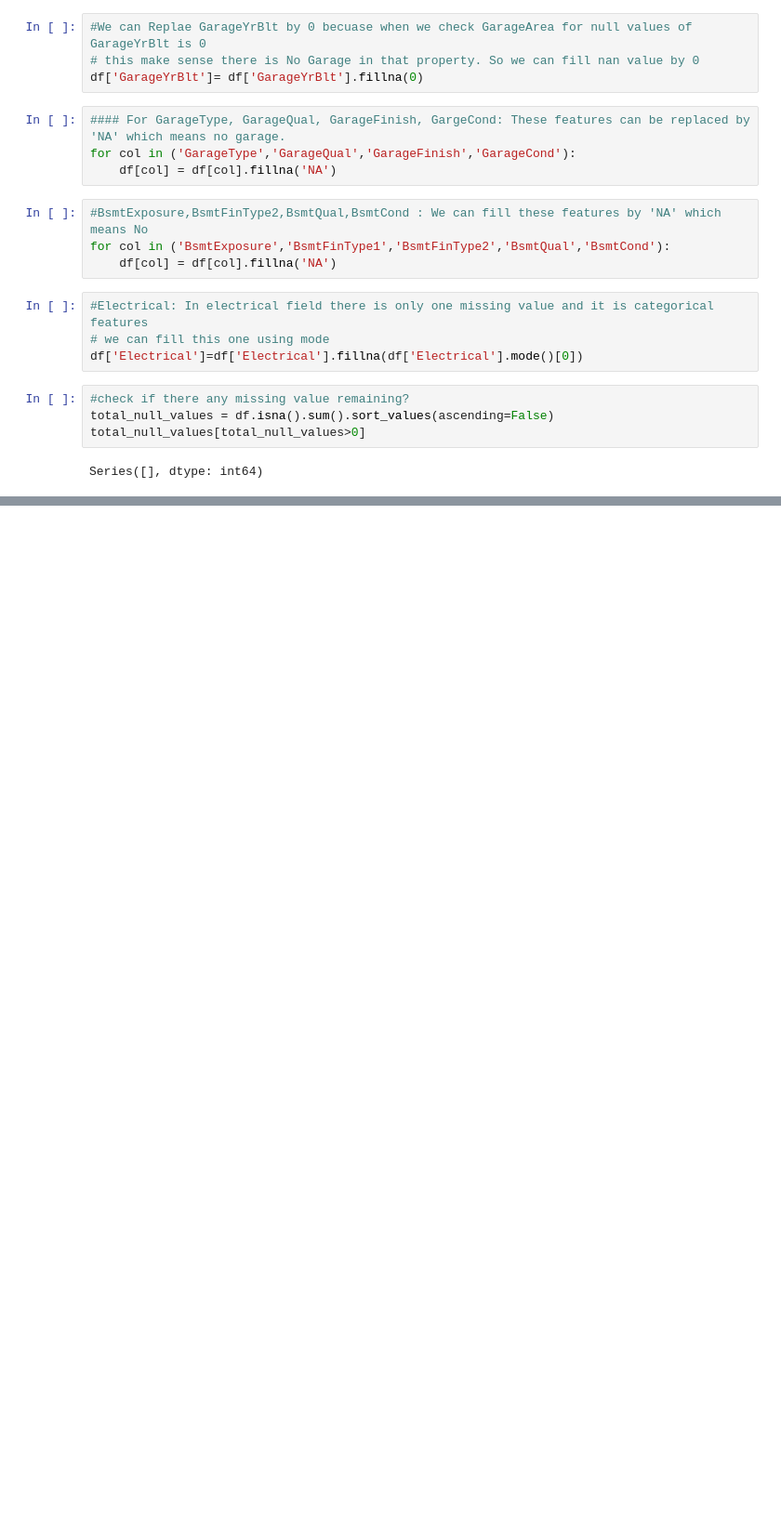
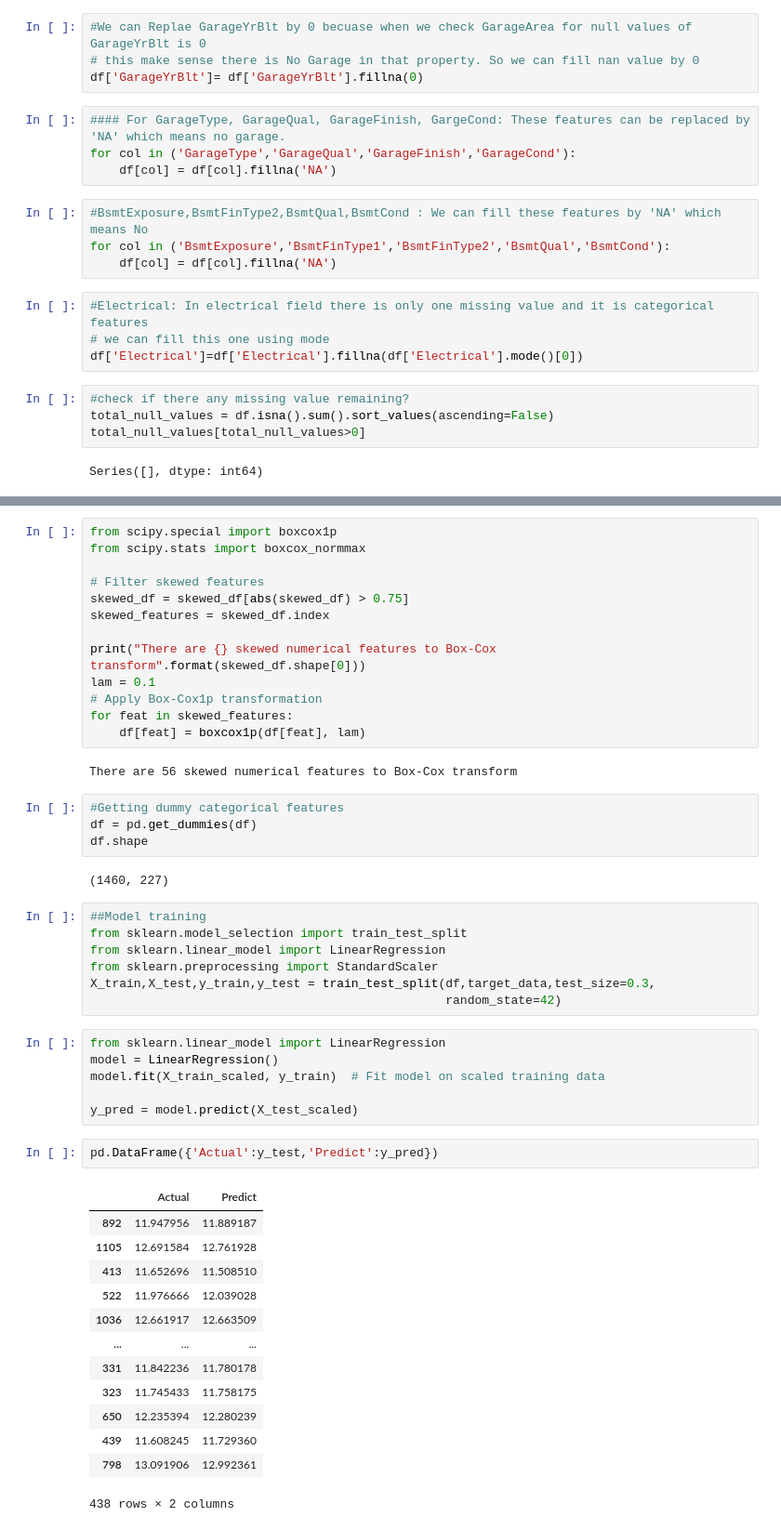
Before and after one commit to milan0122/House_SalePrice_Predictions, a Jupyter notebook: research.ipynb, the cells around one changed output, grey strips where cells are left out. Shown at 93% size. Cells and saved outputs as stored; diff of their text form; blank space fills up the shorter version.

```diff
--- a/research.ipynb
+++ b/research.ipynb
@@ -144,0 +201,50 @@ Series([], dtype: int64)
+# %%
+from scipy.special import boxcox1p
+from scipy.stats import boxcox_normmax
+
+# Filter skewed features
+skewed_df = skewed_df[abs(skewed_df) > 0.75]
+skewed_features = skewed_df.index
+
+print("There are {} skewed numerical features to Box-Cox transform".format(skewed_df.shape[0]))
+lam = 0.1
+# Apply Box-Cox1p transformation
+for feat in skewed_features:
+    df[feat] = boxcox1p(df[feat], lam)
+# %% [output]
+There are 56 skewed numerical features to Box-Cox transform
+# %%
+#Getting dummy categorical features
+df = pd.get_dummies(df)
+df.shape
+# %% [output]
+(1460, 227)
+# %%
+##Model training
+from sklearn.model_selection import train_test_split
+from sklearn.linear_model import LinearRegression
+from sklearn.preprocessing import StandardScaler
+X_train,X_test,y_train,y_test = train_test_split(df,target_data,test_size=0.3,
+                                                 random_state=42)
+# %%
+from sklearn.linear_model import LinearRegression
+model = LinearRegression()
+model.fit(X_train_scaled, y_train)  # Fit model on scaled training data
+
+y_pred = model.predict(X_test_scaled)
+# %%
+pd.DataFrame({'Actual':y_test,'Predict':y_pred})
+# %% [output]
+|  | Actual | Predict |
+| 892 | 11.947956 | 11.889187 |
+| 1105 | 12.691584 | 12.761928 |
+| 413 | 11.652696 | 11.508510 |
+| 522 | 11.976666 | 12.039028 |
+| 1036 | 12.661917 | 12.663509 |
+| ... | ... | ... |
+| 331 | 11.842236 | 11.780178 |
+| 323 | 11.745433 | 11.758175 |
+| 650 | 12.235394 | 12.280239 |
+| 439 | 11.608245 | 11.729360 |
+| 798 | 13.091906 | 12.992361 |
+438 rows × 2 columns
```
Also changed, not shown: parts of 13 cells of this notebook, 1 other file.
